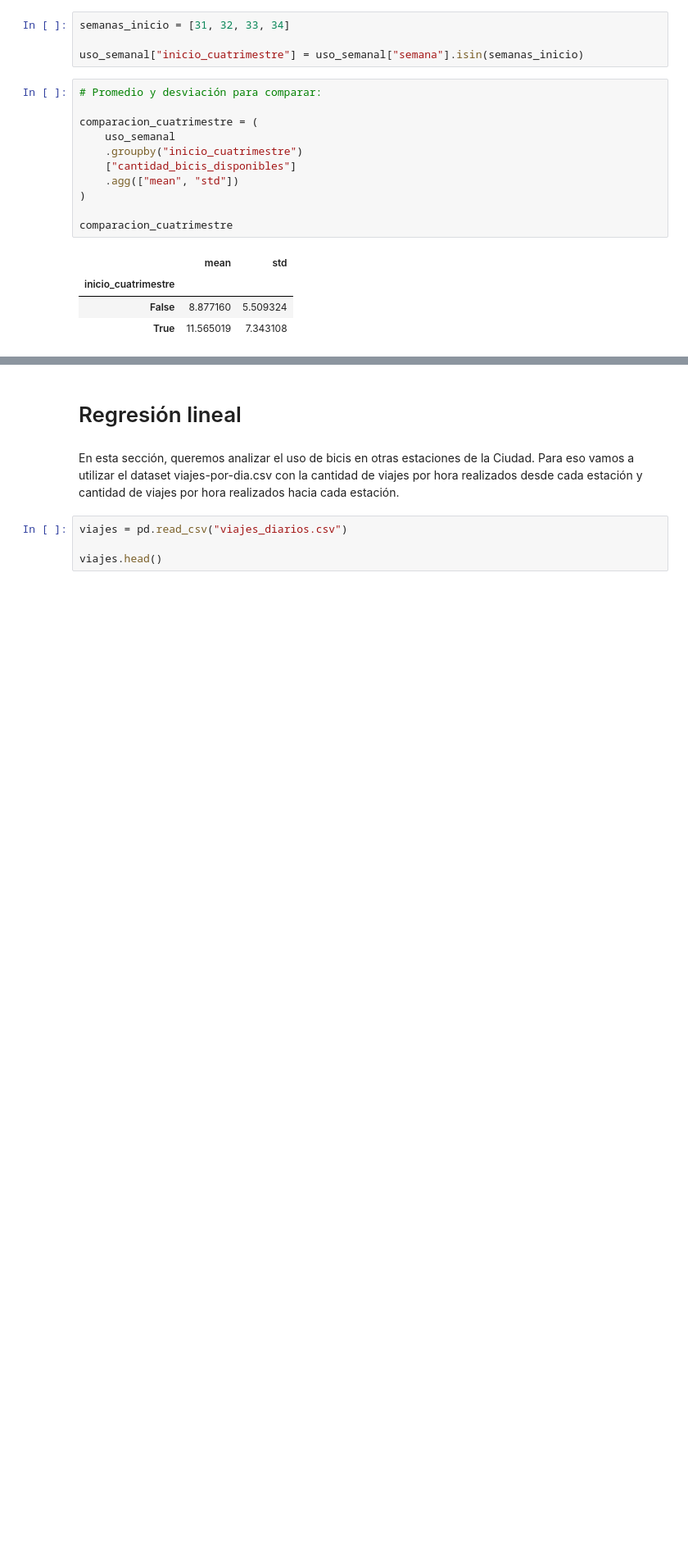
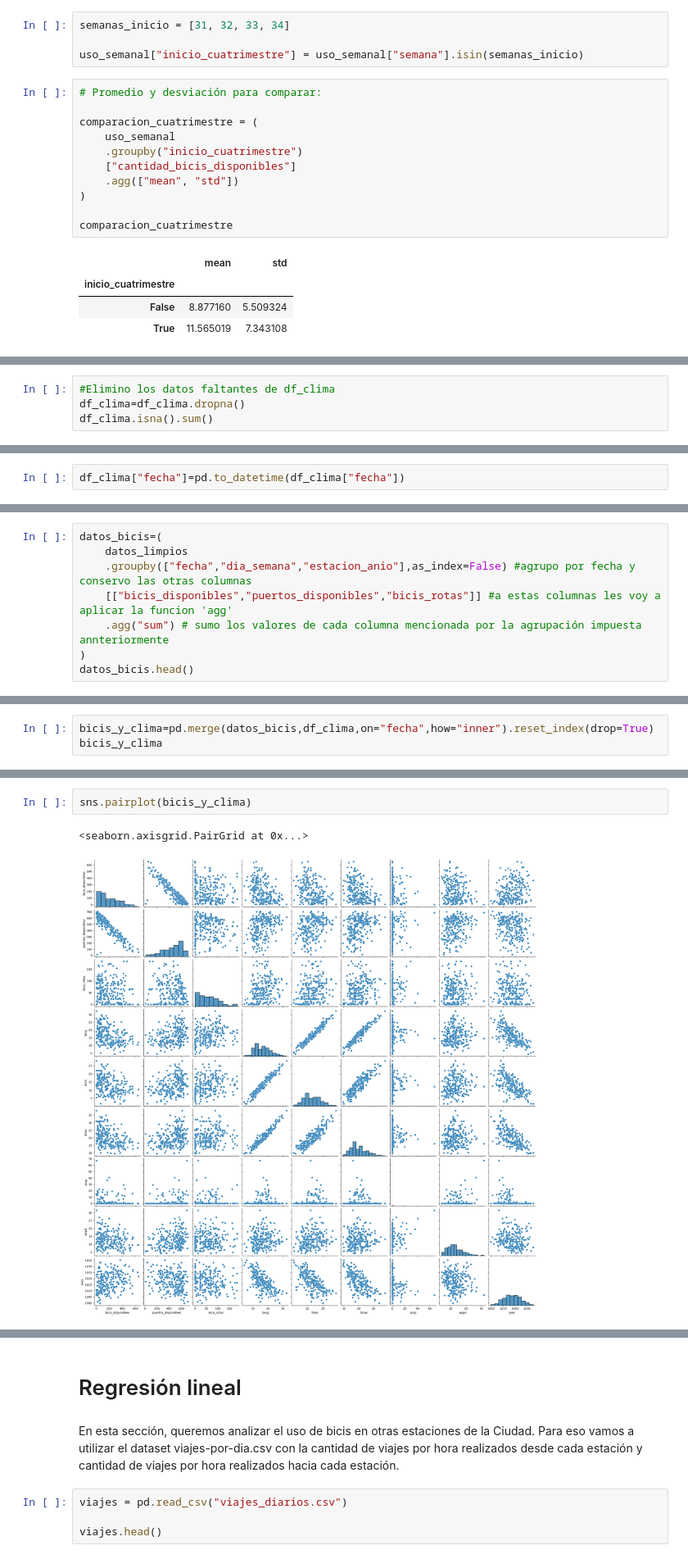
Before and after one commit to davidpalacio1/TP-1-LDD, a Jupyter notebook: TP_bicis.ipynb, the cells around one changed output, grey strips where cells are left out. Shown at 82% size. Saved outputs shown, nothing was run; the diff lists cells and outputs as text; blank space fills up the shorter version.

Commit message:
Hice el analisis con el clima, me dio un r2 bajisimo, inente justificarlo pero bueno, hay que debatirlo

```diff
--- a/TP_bicis.ipynb
+++ b/TP_bicis.ipynb
@@ -1000,0 +1044,4 @@ Length: 41, dtype: UInt32' has dtype incompatible with float64, please explicitl
+# %%
+#Elimino los datos faltantes de df_clima
+df_clima=df_clima.dropna()
+df_clima.isna().sum()
@@ -1000,0 +1060,2 @@ Length: 41, dtype: UInt32' has dtype incompatible with float64, please explicitl
+# %%
+df_clima["fecha"]=pd.to_datetime(df_clima["fecha"])
@@ -1000,0 +1078,8 @@ Length: 41, dtype: UInt32' has dtype incompatible with float64, please explicitl
+# %%
+datos_bicis=(
+    datos_limpios
+    .groupby(["fecha","dia_semana","estacion_anio"],as_index=False) #agrupo por fecha y conservo las otras columnas
+    [["bicis_disponibles","puertos_disponibles","bicis_rotas"]] #a estas columnas les voy a aplicar la funcion 'agg'
+    .agg("sum") # sumo los valores de cada columna mencionada por la agrupación impuesta annteriormente
+)
+datos_bicis.head()
@@ -1000,0 +1095,3 @@ Length: 41, dtype: UInt32' has dtype incompatible with float64, please explicitl
+# %%
+bicis_y_clima=pd.merge(datos_bicis,df_clima,on="fecha",how="inner").reset_index(drop=True)
+bicis_y_clima
@@ -1000,0 +1120,5 @@ Length: 41, dtype: UInt32' has dtype incompatible with float64, please explicitl
+# %%
+sns.pairplot(bicis_y_clima)
+# %% [output]
+<seaborn.axisgrid.PairGrid at 0x...>
+[figure, added]
```
Also changed, not shown: parts of 83 cells of this notebook.
